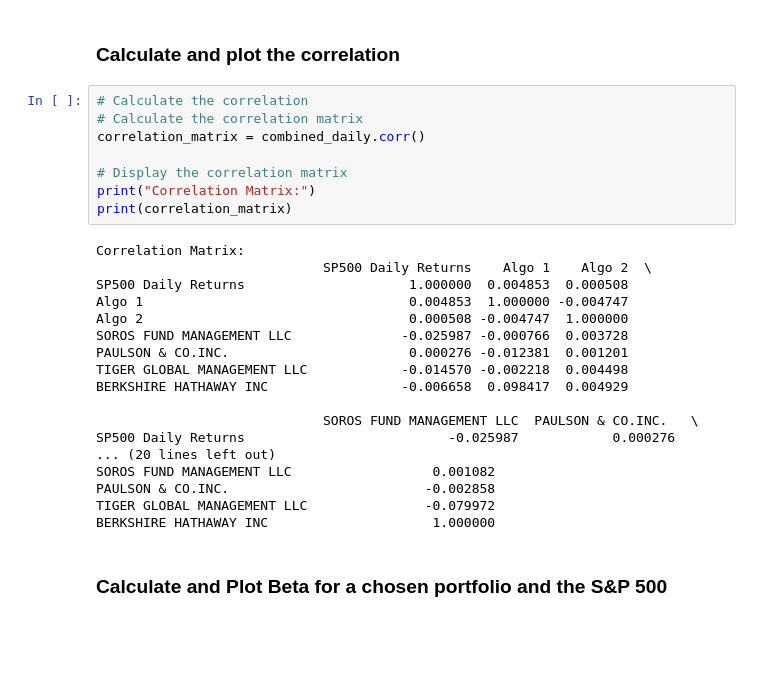
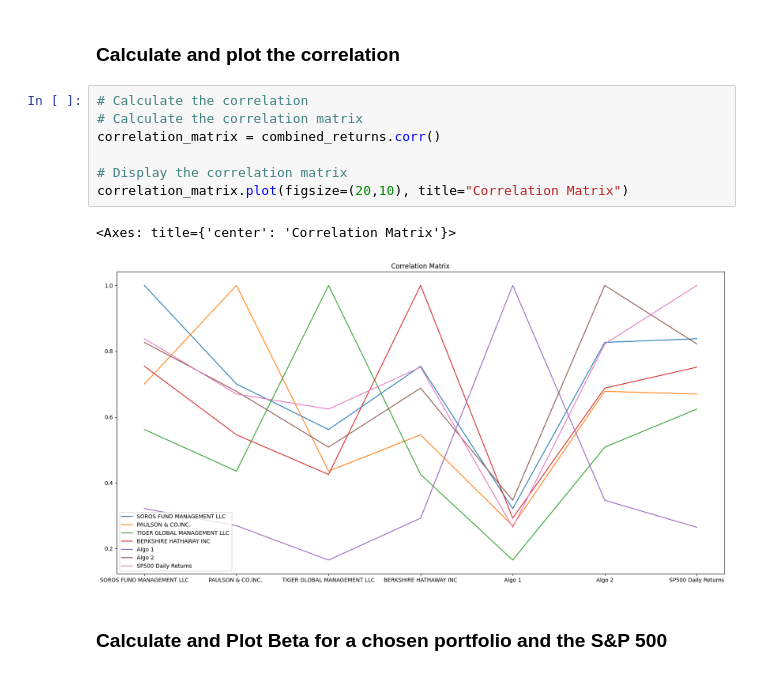
Before and after one commit to bittraidr/Challenge_4, a Jupyter notebook: whale_analysis.ipynb, the cells around one changed output. Drawn from its saved outputs; the diff is of its cells as text; blank space fills up the shorter version.

```diff
--- a/whale_analysis.ipynb
+++ b/whale_analysis.ipynb
@@ -397,29 +347,13 @@ rolling_std.plot()
 # %%
 # Calculate the correlation
 # Calculate the correlation matrix
-correlation_matrix = combined_daily.corr()
+correlation_matrix = combined_returns.corr()
 
 # Display the correlation matrix
-print("Correlation Matrix:")
-print(correlation_matrix)
+correlation_matrix.plot(figsize=(20,10), title="Correlation Matrix")
 # %% [output]
-Correlation Matrix:
-                             SP500 Daily Returns    Algo 1    Algo 2  \
-SP500 Daily Returns                     1.000000  0.004853  0.000508
-Algo 1                                  0.004853  1.000000 -0.004747
-Algo 2                                  0.000508 -0.004747  1.000000
-SOROS FUND MANAGEMENT LLC              -0.025987 -0.000766  0.003728
-PAULSON & CO.INC.                       0.000276 -0.012381  0.001201
-TIGER GLOBAL MANAGEMENT LLC            -0.014570 -0.002218  0.004498
-BERKSHIRE HATHAWAY INC                 -0.006658  0.098417  0.004929
-
-                             SOROS FUND MANAGEMENT LLC  PAULSON & CO.INC.   \
-SP500 Daily Returns                          -0.025987            0.000276
-... (20 lines left out)
-SOROS FUND MANAGEMENT LLC                  0.001082
-PAULSON & CO.INC.                         -0.002858
-TIGER GLOBAL MANAGEMENT LLC               -0.079972
-BERKSHIRE HATHAWAY INC                     1.000000
+<Axes: title={'center': 'Correlation Matrix'}>
+[figure, added]
 # %% [markdown]
 ### Calculate and Plot Beta for a chosen portfolio and the S&P 500
 # %%
```
Also changed, not shown: parts of 16 cells of this notebook.
